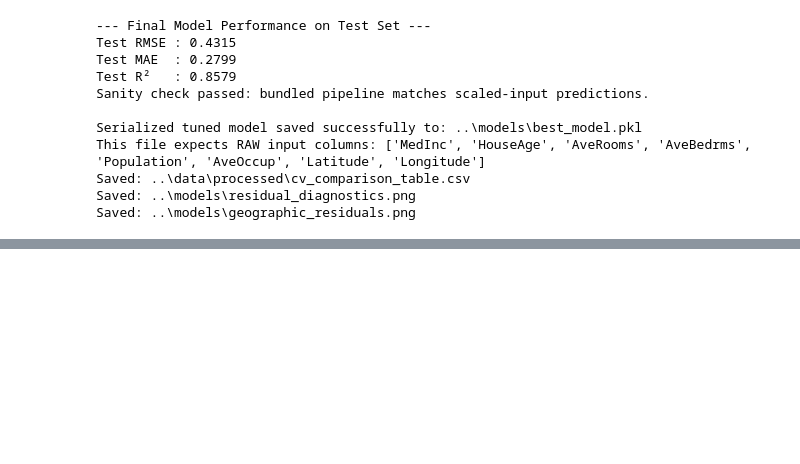
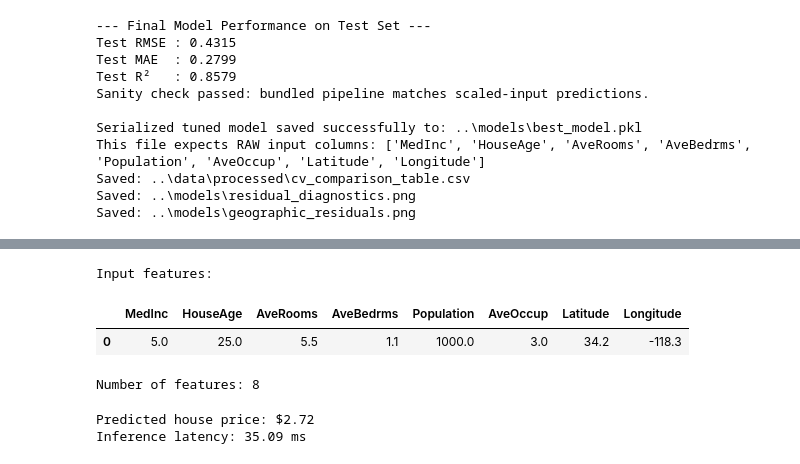
Before and after one commit to gautamivdesai/ML-Final-Lab-Group-10, a Jupyter notebook: notebooks/ML_Project.ipynb, the cells around one changed output, grey strips where cells are left out. Drawn from its saved outputs; the diff is of its cells as text; code cells hidden in the pictures; blank space fills up the shorter version.

```diff
--- a/notebooks/ML_Project.ipynb
+++ b/notebooks/ML_Project.ipynb
@@ -1578,0 +1709,53 @@ Saved: ..\models\geographic_residuals.png
+# %%
+# ============================================================
+# MEMBER 4 – ML ENGINEER
+# Step 4: Prepare 8-Feature Input
+# ============================================================
+
+# Example house input using RAW (unscaled) feature values
+house_input = pd.DataFrame([{
+    "MedInc": 5.0,
+    "HouseAge": 25.0,
+    "AveRooms": 5.5,
+    "AveBedrms": 1.1,
+    "Population": 1000.0,
+    "AveOccup": 3.0,
+    "Latitude": 34.2,
+    "Longitude": -118.3
+}])
+
+print("Input features:")
+display(house_input)
+
+print("\nNumber of features:", house_input.shape[1])
+# %% [output]
+Input features:
+|  | MedInc | HouseAge | AveRooms | AveBedrms | Population | AveOccup | Latitude | Longitude |
+| 0 | 5.0 | 25.0 | 5.5 | 1.1 | 1000.0 | 3.0 | 34.2 | -118.3 |
+Number of features: 8
+# %%
+# ============================================================
+# MEMBER 4 – ML ENGINEER
+# Step 5: Prediction and Inference Latency
+# ============================================================
+
+# Start timer
+start_time = time.perf_counter()
+
+# Generate prediction
+prediction = model_pipeline.predict(house_input)
+
+# End timer
+end_time = time.perf_counter()
+
+# Calculate latency in milliseconds
+latency_ms = (end_time - start_time) * 1000
+
+# Get predicted value
+predicted_price = prediction[0]
+
+print(f"Predicted house price: ${predicted_price:,.2f}")
+print(f"Inference latency: {latency_ms:.2f} ms")
+# %% [output]
+Predicted house price: $2.72
+Inference latency: 35.09 ms
```
Also changed, not shown: parts of 21 cells of this notebook, 2 other files.
